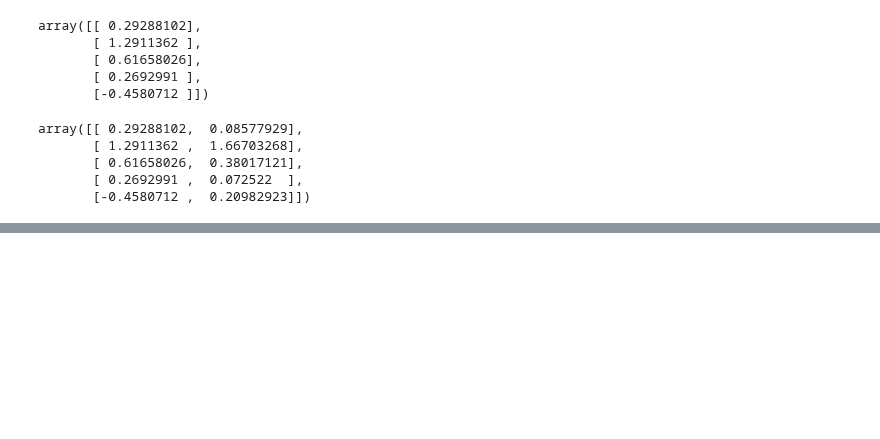
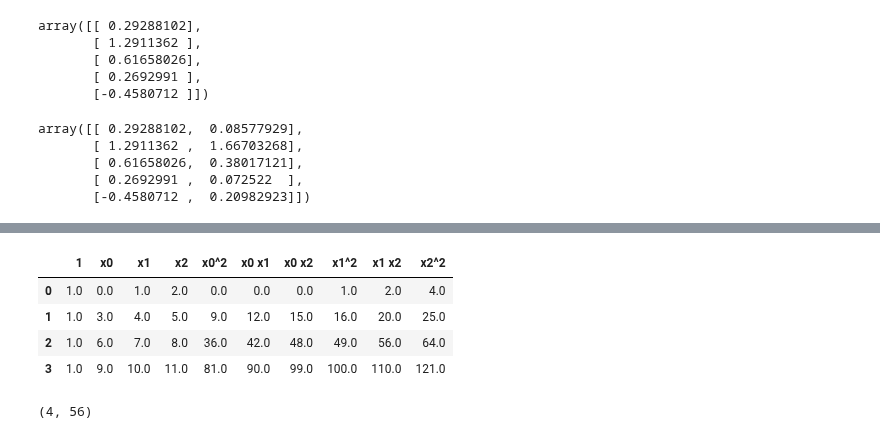
Before and after one commit to shina1221/SSAC_2021, a Jupyter notebook: class_study/07.machine learning/05/13강 개인.ipynb, the cells around one changed output, grey strips where cells are left out. Drawn from its saved outputs; the diff is of its cells as text; code cells hidden in the pictures; blank space fills up the shorter version.

```diff
--- a/class_study/07.machine learning/05/13강 개인.ipynb
+++ b/class_study/07.machine learning/05/13강 개인.ipynb
@@ -327,0 +418,14 @@ array([[ 0.29288102,  0.08577929],
+# %%
+pd.DataFrame(data_poly, columns=pnf2.get_feature_names_out())
+# %% [output]
+|  | 1 | x0 | x1 | x2 | x0^2 | x0 x1 | x0 x2 | x1^2 | x1 x2 | x2^2 |
+| 0 | 1.0 | 0.0 | 1.0 | 2.0 | 0.0 | 0.0 | 0.0 | 1.0 | 2.0 | 4.0 |
+| 1 | 1.0 | 3.0 | 4.0 | 5.0 | 9.0 | 12.0 | 15.0 | 16.0 | 20.0 | 25.0 |
+| 2 | 1.0 | 6.0 | 7.0 | 8.0 | 36.0 | 42.0 | 48.0 | 49.0 | 56.0 | 64.0 |
+| 3 | 1.0 | 9.0 | 10.0 | 11.0 | 81.0 | 90.0 | 99.0 | 100.0 | 110.0 | 121.0 |
+# %%
+pnf3 = PolynomialFeatures(degree=5)
+data_poly2 = pnf3.fit_transform(data)
+data_poly2.shape
+# %% [output]
+(4, 56)
```
Also changed, not shown: parts of 19 cells of this notebook.
